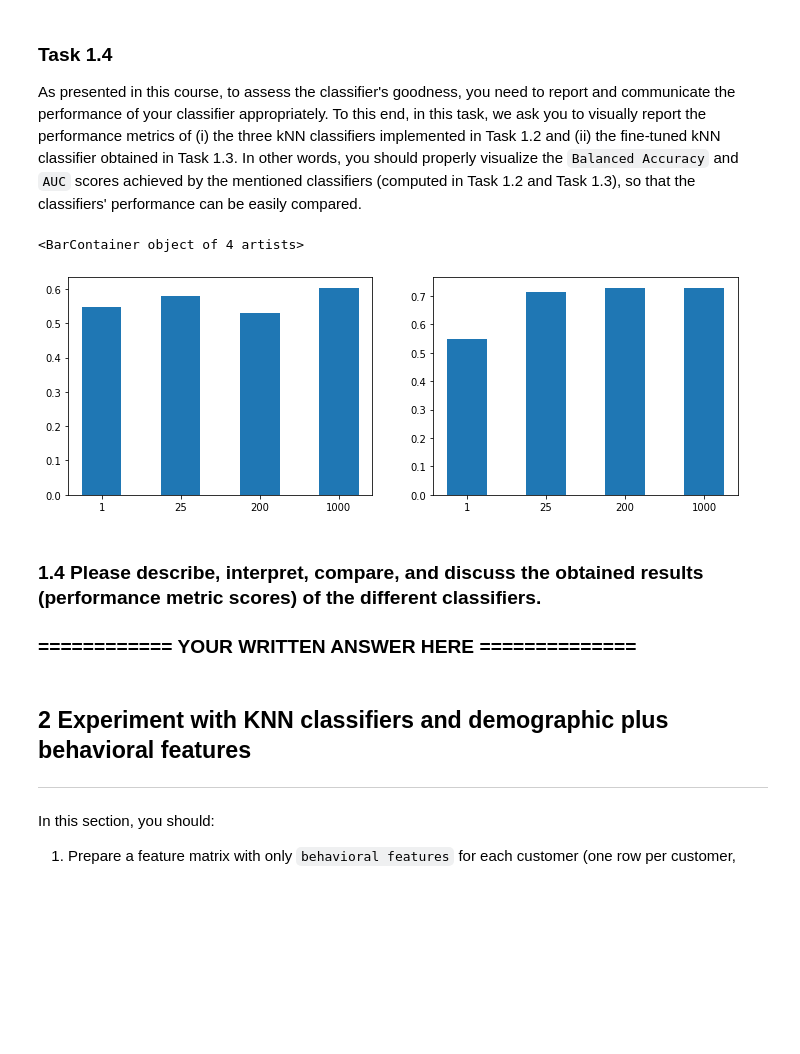
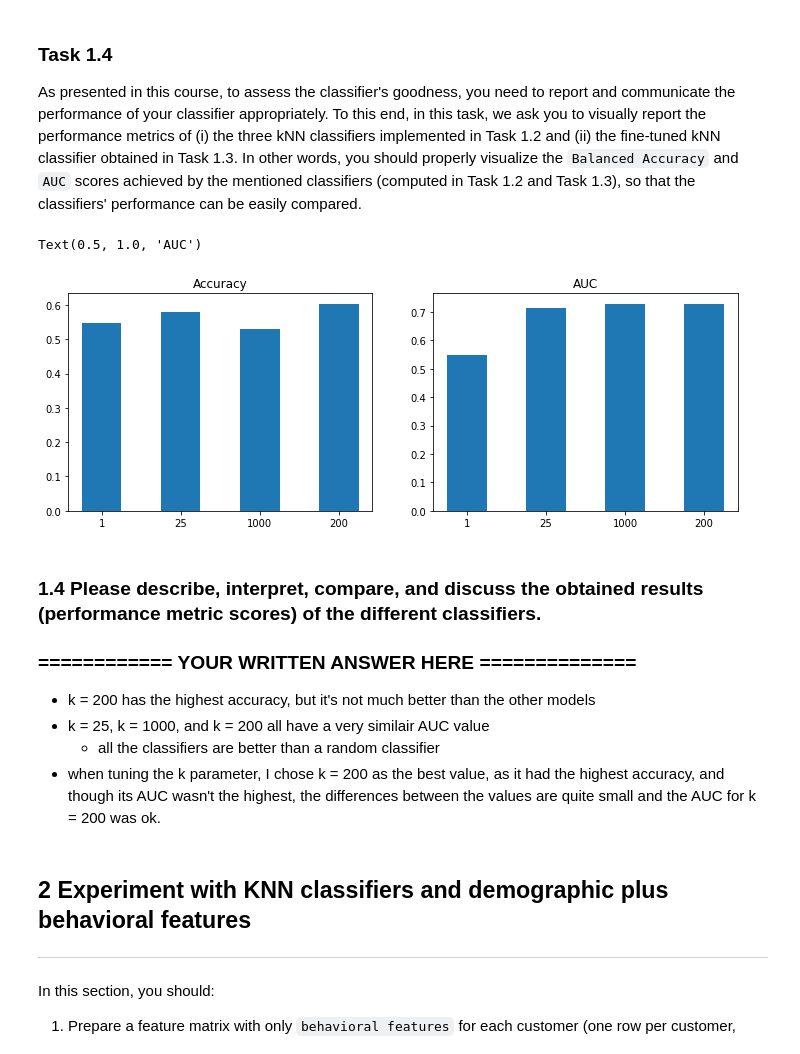
Before and after one commit to Nat998/mlbeh, a Jupyter notebook: homework-4-knn-churn-prediction-Nat998/Homework04-KNNChurnPrediction.ipynb, the cells around one changed output. Cells and saved outputs as stored; diff of their text form; code cells hidden in the pictures; blank space fills up the shorter version.

```diff
--- a/homework-4-knn-churn-prediction-Nat998/Homework04-KNNChurnPrediction.ipynb
+++ b/homework-4-knn-churn-prediction-Nat998/Homework04-KNNChurnPrediction.ipynb
@@ -178,7 +178,7 @@ ks = [1, 25, 1000]
 yd = np.ravel(y.drop('CustomerID', axis = 1))
 accs = {}
 aucs = {}
-models = {}
+estimators = {}
 
 for k in ks:
     knn = KNeighborsClassifier(n_neighbors=k, metric = 'precomputed')
@@ -188,7 +188,7 @@ for k in ks:
     auc = results['test_roc_auc'].mean()
     accs[k] = acc
     aucs[k] = auc
-    models[k] = knn
+    estimators[k] = knn
     print(f'mean balanced accuracy = {acc}')
     print(f'mean AUC = {auc}')
     print('----------------------------------')
@@ -227,12 +227,11 @@ aucs_temp = {}
 
 for k in ks:
     knn = KNeighborsClassifier(n_neighbors=k, metric = 'precomputed')
-    results = cross_validate(knn, DD, yd, cv=10, scoring = ['balanced_accuracy', 'roc_auc'])
+    results = cross_validate(knn, DD, yd, cv=10, scoring = ['balanced_accuracy', 'roc_auc'], return_estimator = True)
     acc = results['test_balanced_accuracy'].mean()
     auc = results['test_roc_auc'].mean()
-    accs_temp[acc] = k
-    aucs_temp[auc] = k
+    accs_temp[k] = acc
+    aucs_temp[k] = aucs
 # %%
-best_acc = max(list(accs_temp.keys()))
-best_k_acc = accs_temp[best_acc]
-best_k_acc
+best_acc = max(list(accs_temp.values()))
+best_k_acc = get_key(accs_temp, best_acc)
@@ -261,20 +261,27 @@ get_key(aucs, best_k_acc)
 As presented in this course, to assess the classifier's goodness, you need to report and communicate the performance of your classifier appropriately. To this end, in this task, we ask you to visually report the performance metrics of (i) the three kNN classifiers implemented in Task 1.2 and (ii) the fine-tuned kNN classifier obtained in Task 1.3. In other words, you should properly visualize the `Balanced Accuracy` and `AUC` scores achieved by the mentioned classifiers (computed in Task 1.2 and Task 1.3), so that the classifiers' performance can be easily compared.
 # %%
 ### YOUR CODE HERE (please, feel free to add extra cells to solve this task, after this first one ###
-ks = ['1', '25', '200', '1000']
+ks = ['1', '25', '1000', '200']
 plt.figure(figsize = (12, 4))
 
 plt.subplot(121)
 plt.bar(x = ks, height = list(accs.values()), width = 0.5)
+plt.title('Accuracy')
 
 plt.subplot(122)
 plt.bar(x = ks, height = list(aucs.values()), width = 0.5)
+plt.title('AUC')
 # %% [output]
-<BarContainer object of 4 artists>
+Text(0.5, 1.0, 'AUC')
-[figure, old version]
+[figure, new version]
-# %% [markdown]
-### 1.4 Please describe, interpret, compare, and discuss the obtained results (performance metric scores) of the different classifiers.
-### ============  YOUR WRITTEN ANSWER HERE ==============
+# %% [markdown]
+### 1.4 Please describe, interpret, compare, and discuss the obtained results (performance metric scores) of the different classifiers.
+### ============  YOUR WRITTEN ANSWER HERE ==============
+
+- k = 200 has the highest accuracy, but it's not much better than the other models
+- k = 25, k = 1000, and k = 200 all have a very similair AUC value
+    - all the classifiers are better than a random classifier
+- when tuning the k parameter, I chose k = 200 as the best value, as it had the highest accuracy, and though its AUC wasn't the highest, the differences between the values are quite small and the AUC for k = 200 was ok.
 # %% [markdown]
 <a id="section2"></a>
 ## 2  Experiment with KNN classifiers and demographic plus behavioral features
```
Also changed, not shown: parts of 34 cells of this notebook.
